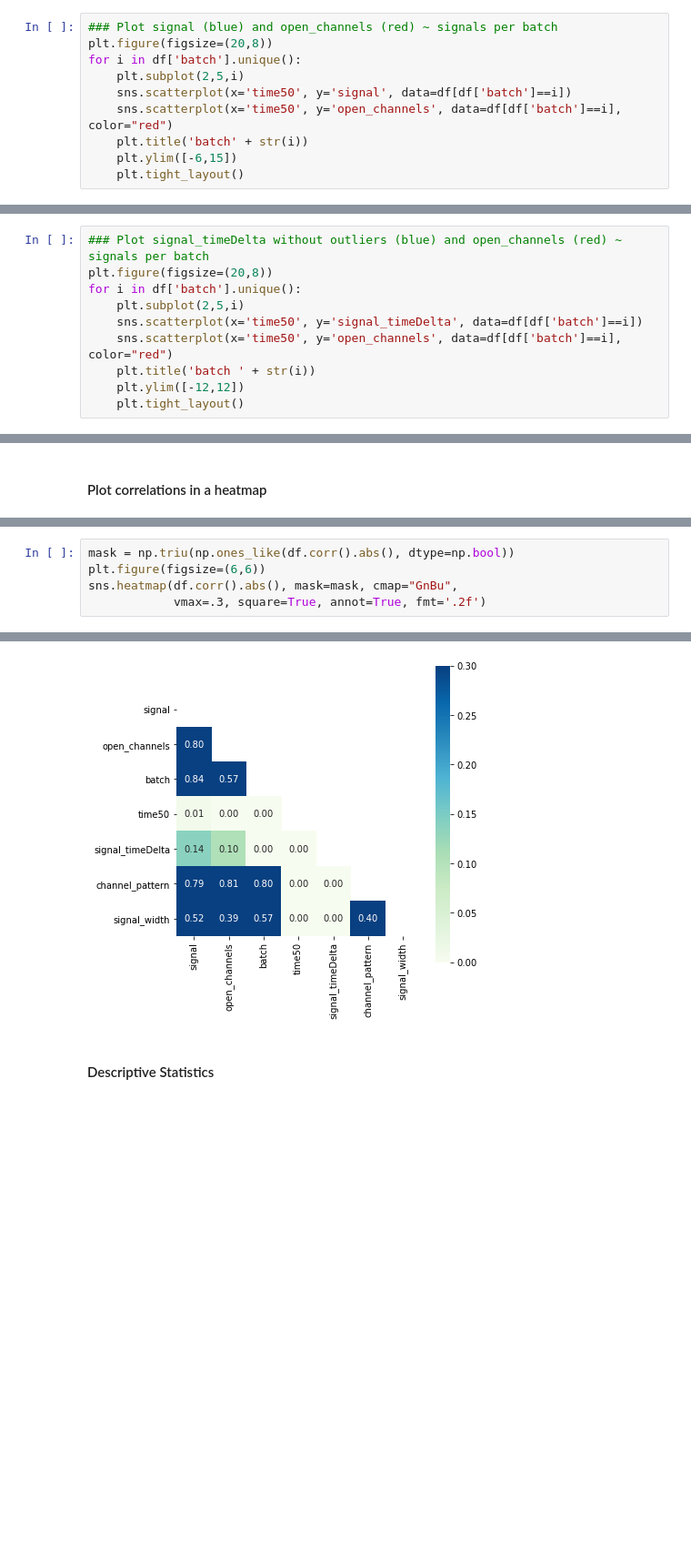
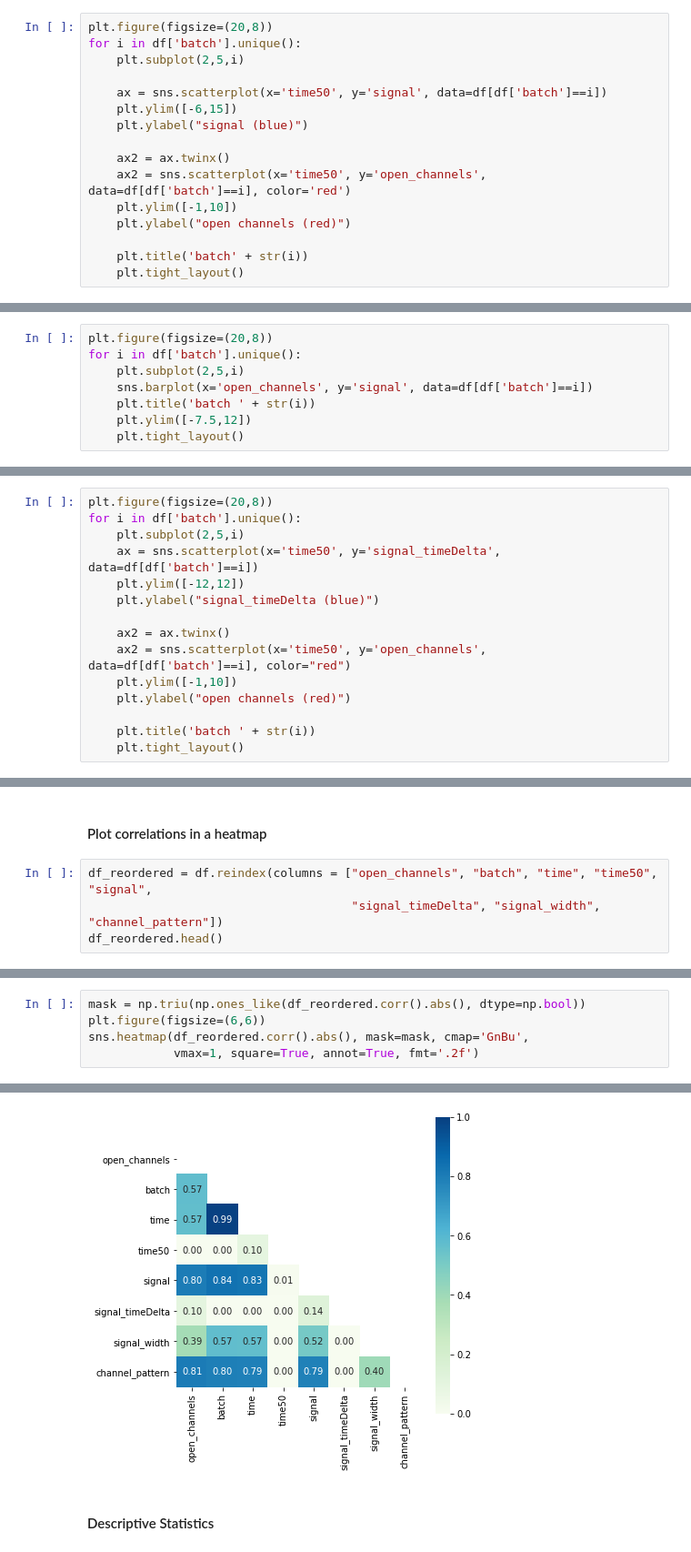
Before and after one commit to Regenplatz/DataScience, a Jupyter notebook: Classifier/IonSwitching/IonSwitching.ipynb, the cells around one changed output, grey strips where cells are left out. Shown at 91% size. Cells and saved outputs as stored; diff of their text form; blank space fills up the shorter version.

```diff
--- a/Classifier/IonSwitching/IonSwitching.ipynb
+++ b/Classifier/IonSwitching/IonSwitching.ipynb
@@ -66,11 +120,17 @@ for i,elem in enumerate(plot_list,1):
 # %%
-### Plot signal (blue) and open_channels (red) ~ signals per batch
 plt.figure(figsize=(20,8))
 for i in df['batch'].unique():
     plt.subplot(2,5,i)
-    sns.scatterplot(x='time50', y='signal', data=df[df['batch']==i])
-    sns.scatterplot(x='time50', y='open_channels', data=df[df['batch']==i], color="red")
+
+    ax = sns.scatterplot(x='time50', y='signal', data=df[df['batch']==i])
+    plt.ylim([-6,15])
+    plt.ylabel("signal (blue)")
+
+    ax2 = ax.twinx()
+    ax2 = sns.scatterplot(x='time50', y='open_channels', data=df[df['batch']==i], color='red')
+    plt.ylim([-1,10])
+    plt.ylabel("open channels (red)")
+
     plt.title('batch' + str(i))
-    plt.ylim([-6,15])
     plt.tight_layout()
 # %% [output]
@@ -77,0 +168,8 @@ for i in df['batch'].unique():
+# %%
+plt.figure(figsize=(20,8))
+for i in df['batch'].unique():
+    plt.subplot(2,5,i)
+    sns.barplot(x='open_channels', y='signal', data=df[df['batch']==i])
+    plt.title('batch ' + str(i))
+    plt.ylim([-7.5,12])
+    plt.tight_layout()
@@ -98,11 +202,16 @@ for elem in df["batch"].unique():
 # %%
-### Plot signal_timeDelta without outliers (blue) and open_channels (red) ~ signals per batch
 plt.figure(figsize=(20,8))
 for i in df['batch'].unique():
     plt.subplot(2,5,i)
-    sns.scatterplot(x='time50', y='signal_timeDelta', data=df[df['batch']==i])
-    sns.scatterplot(x='time50', y='open_channels', data=df[df['batch']==i], color="red")
+    ax = sns.scatterplot(x='time50', y='signal_timeDelta', data=df[df['batch']==i])
+    plt.ylim([-12,12])
+    plt.ylabel("signal_timeDelta (blue)")
+
+    ax2 = ax.twinx()
+    ax2 = sns.scatterplot(x='time50', y='open_channels', data=df[df['batch']==i], color="red")
+    plt.ylim([-1,10])
+    plt.ylabel("open channels (red)")
+
     plt.title('batch ' + str(i))
-    plt.ylim([-12,12])
     plt.tight_layout()
 # %% [output]
@@ -155,2 +304,6 @@ df.head()
 # %% [markdown]
 #### Plot correlations in a heatmap
+# %%
+df_reordered = df.reindex(columns = ["open_channels", "batch", "time", "time50", "signal",
+                                     "signal_timeDelta", "signal_width", "channel_pattern"])
+df_reordered.head()
@@ -157,11 +317,11 @@ df.head()
 # %%
-mask = np.triu(np.ones_like(df.corr().abs(), dtype=np.bool))
+mask = np.triu(np.ones_like(df_reordered.corr().abs(), dtype=np.bool))
 plt.figure(figsize=(6,6))
-sns.heatmap(df.corr().abs(), mask=mask, cmap="GnBu",
-            vmax=.3, square=True, annot=True, fmt='.2f')
+sns.heatmap(df_reordered.corr().abs(), mask=mask, cmap='GnBu',
+            vmax=1, square=True, annot=True, fmt='.2f')
 # %% [output]
 <AxesSubplot:>
-[figure, old version]
+[figure, new version]
 # %% [markdown]
 #### Descriptive Statistics
 # %%
```
Also changed, not shown: parts of 39 cells of this notebook.
